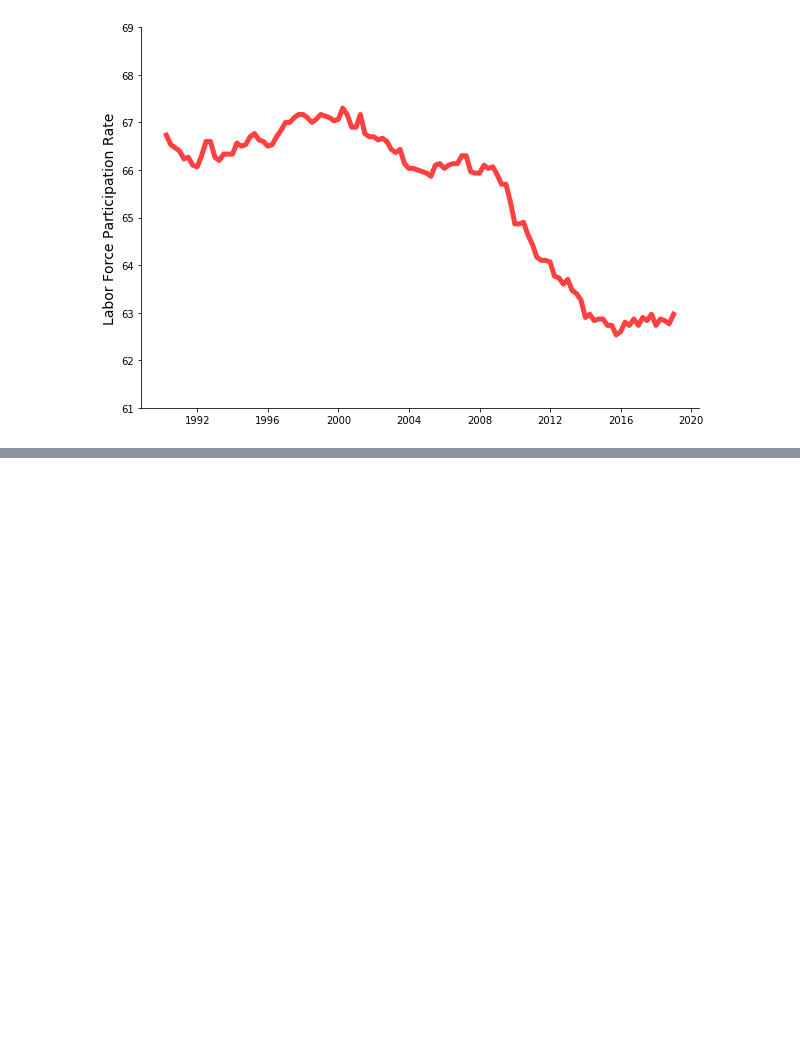
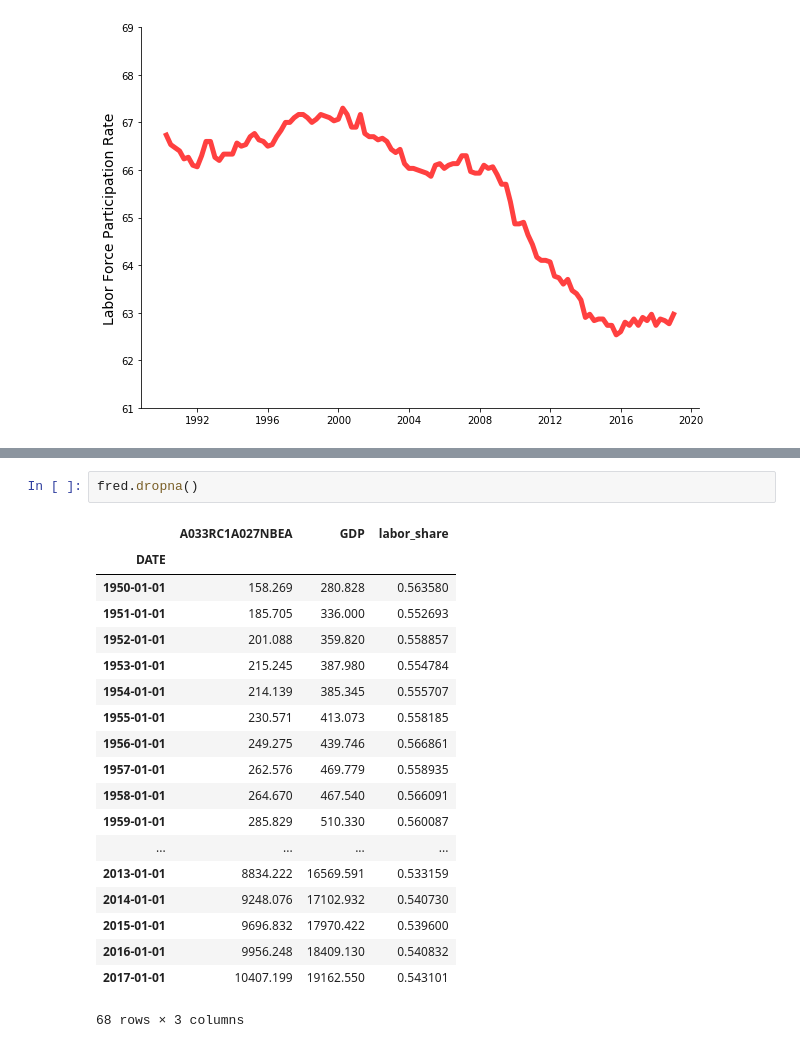
Before and after one commit to mwaugh0328/EGB, a Jupyter notebook: materials/data/data_figures_EGB.ipynb, the cells around one changed output, grey strips where cells are left out. Drawn from its saved outputs; the diff is of its cells as text; blank space fills up the shorter version.

```diff
--- a/materials/data/data_figures_EGB.ipynb
+++ b/materials/data/data_figures_EGB.ipynb
@@ -66,0 +97,22 @@ plt.show()
+# %%
+fred.dropna()
+# %% [output]
+|  | A033RC1A027NBEA | GDP | labor_share |
+| DATE |  |  |  |
+| 1950-01-01 | 158.269 | 280.828 | 0.563580 |
+| 1951-01-01 | 185.705 | 336.000 | 0.552693 |
+| 1952-01-01 | 201.088 | 359.820 | 0.558857 |
+| 1953-01-01 | 215.245 | 387.980 | 0.554784 |
+| 1954-01-01 | 214.139 | 385.345 | 0.555707 |
+| 1955-01-01 | 230.571 | 413.073 | 0.558185 |
+| 1956-01-01 | 249.275 | 439.746 | 0.566861 |
+| 1957-01-01 | 262.576 | 469.779 | 0.558935 |
+| 1958-01-01 | 264.670 | 467.540 | 0.566091 |
+| 1959-01-01 | 285.829 | 510.330 | 0.560087 |
+| ... | ... | ... | ... |
+| 2013-01-01 | 8834.222 | 16569.591 | 0.533159 |
+| 2014-01-01 | 9248.076 | 17102.932 | 0.540730 |
+| 2015-01-01 | 9696.832 | 17970.422 | 0.539600 |
+| 2016-01-01 | 9956.248 | 18409.130 | 0.540832 |
+| 2017-01-01 | 10407.199 | 19162.550 | 0.543101 |
+68 rows × 3 columns
```
Also changed, not shown: parts of 6 cells of this notebook, 2 other files.
